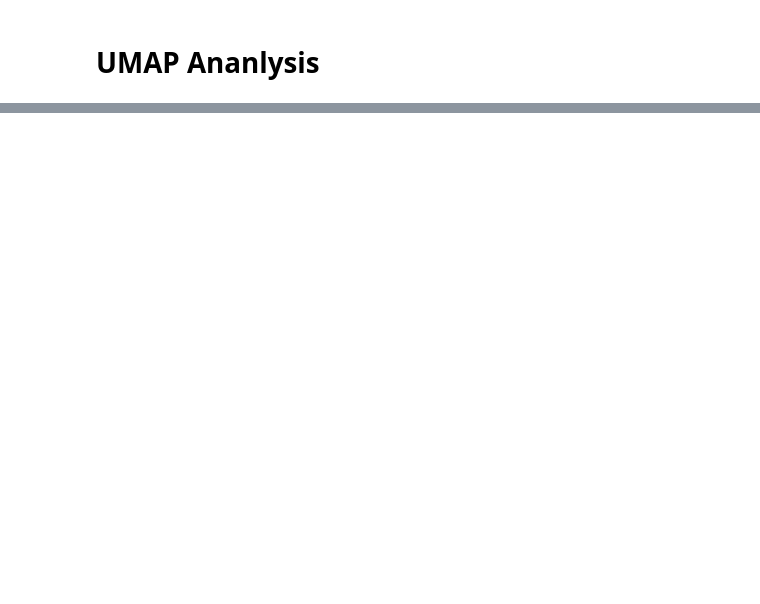
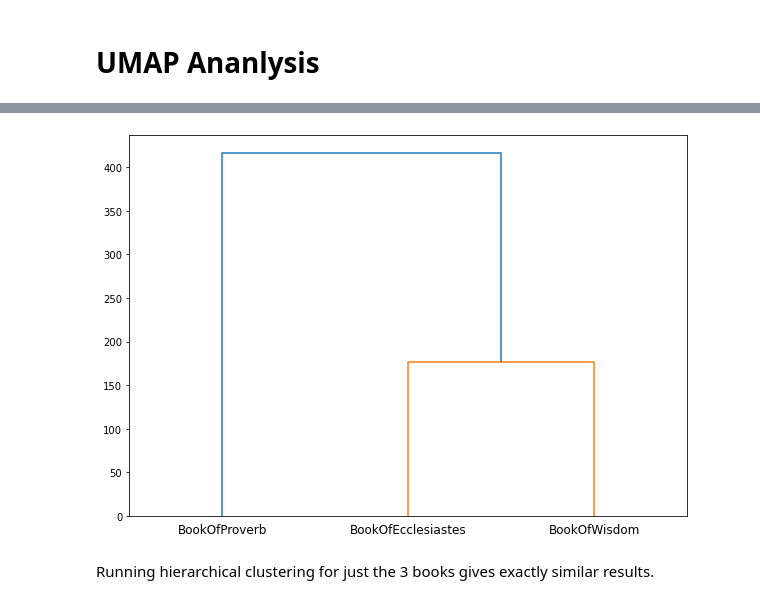
Before and after one commit to IshaanSD/dataHacks2021, a Jupyter notebook: datahacks.ipynb, the cells around one changed output, grey strips where cells are left out. Saved outputs shown, nothing was run; the diff lists cells and outputs as text; code cells hidden in the pictures; blank space fills up the shorter version.

```diff
--- a/datahacks.ipynb
+++ b/datahacks.ipynb
@@ -217,0 +287,20 @@ df_Taoism = df[df['Unnamed: 0'].str.contains('Taoism')]
+# %%
+from scipy.cluster.hierarchy import dendrogram, linkage
+from matplotlib import pyplot as plt
+X = books_df.iloc[1:4,:]
+linked = linkage(X, 'single')
+
+labelList = books[1:4]
+# labelList = range(1,4)
+plt.figure(figsize=(10, 7))
+plt.tick_params('x',labelsize=25, rotation = 60)
+dendrogram(linked,
+            orientation='top',
+            labels=labelList,
+            distance_sort='descending',
+            show_leaf_counts=True)
+plt.show()
+# %% [output]
+[figure, added]
+# %% [markdown]
+Running hierarchical clustering for just the 3 books gives exactly similar results.
```
Also changed, not shown: parts of 57 cells of this notebook, 9 other files.
